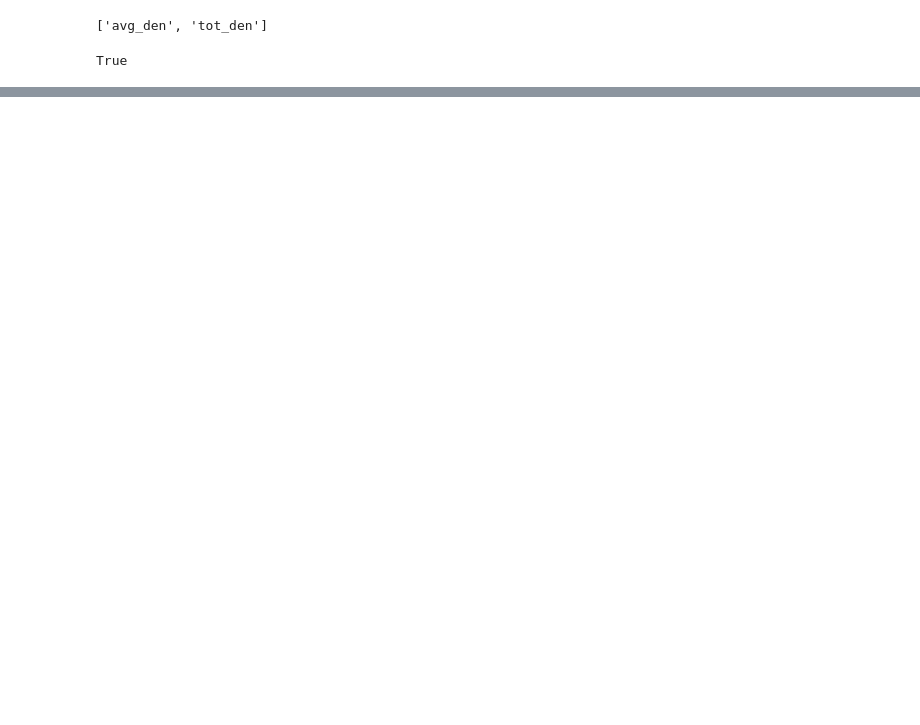
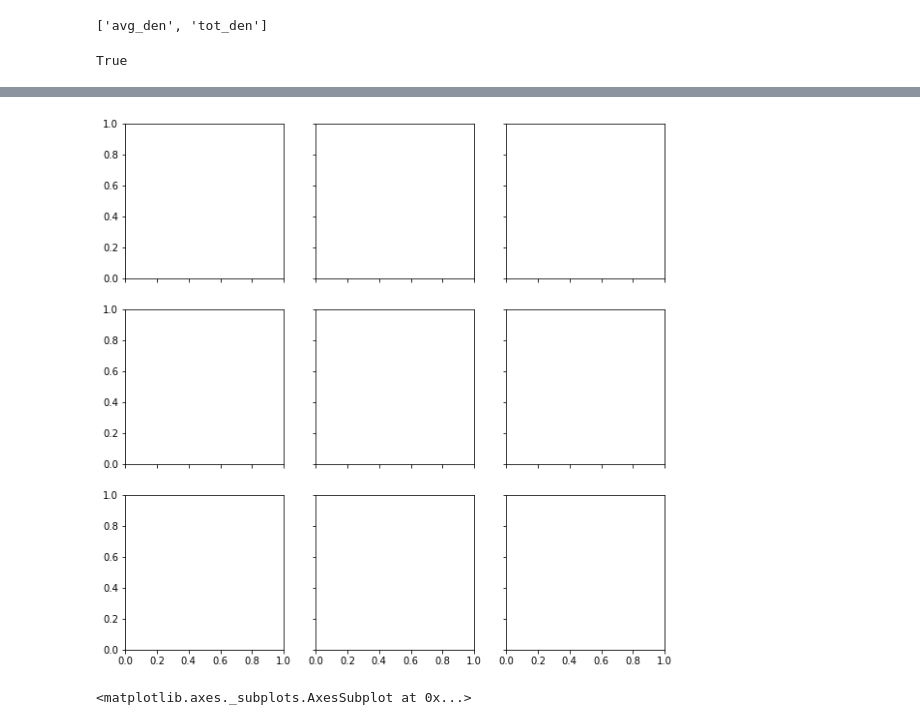
Before and after one commit to danyayay/ynet_adaptive, a Jupyter notebook: notebook/dataset.ipynb, the cells around one changed output, grey strips where cells are left out. Drawn from its saved outputs; the diff is of its cells as text; code cells hidden in the pictures; blank space fills up the shorter version.

```diff
--- a/notebook/dataset.ipynb
+++ b/notebook/dataset.ipynb
@@ -680,0 +145,8 @@ See the caveats in the documentation: https://pandas.pydata.org/pandas-docs/stab
+# %%
+fig, axs = plt.subplots(3,3, figsize=(10,10), sharex=True, sharey=True)
+# %% [output]
+[figure, added]
+# %%
+axs[1][1]
+# %% [output]
+<matplotlib.axes._subplots.AxesSubplot at 0x...>
```
Also changed, not shown: parts of 72 cells of this notebook, 1 other file.
